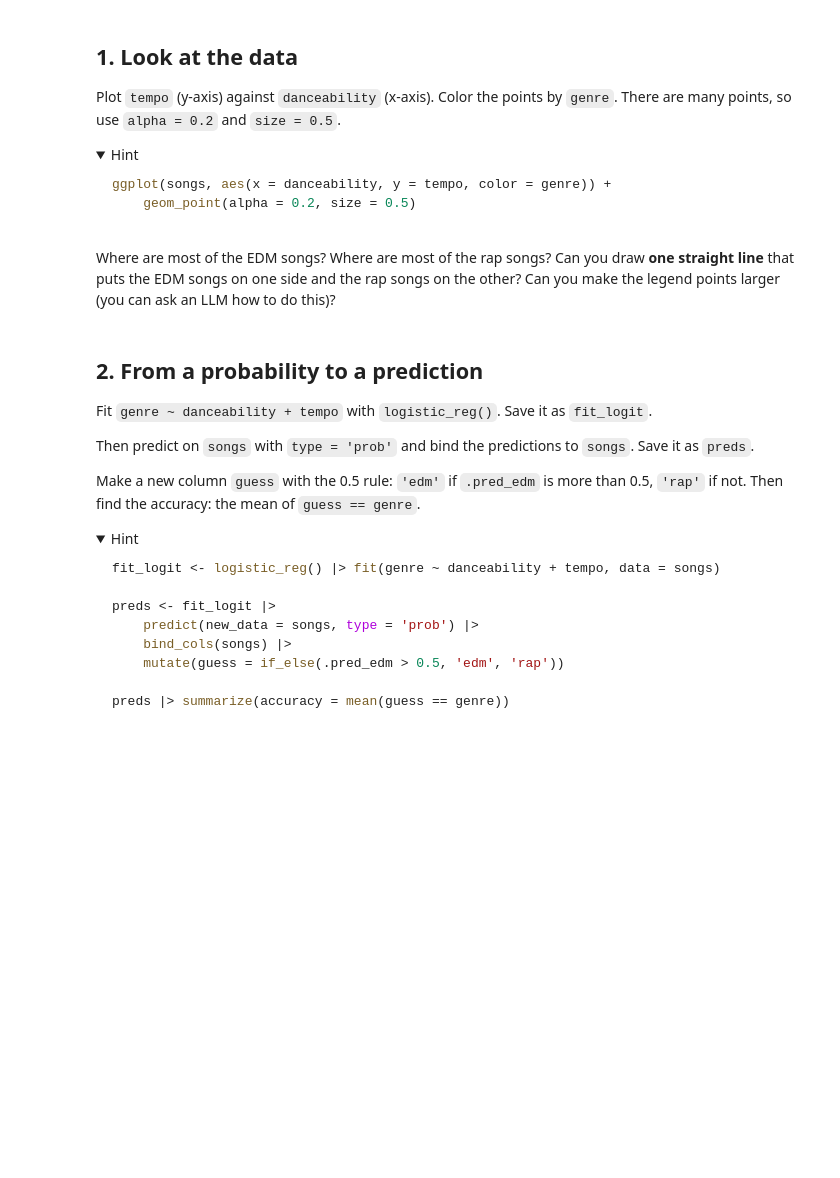
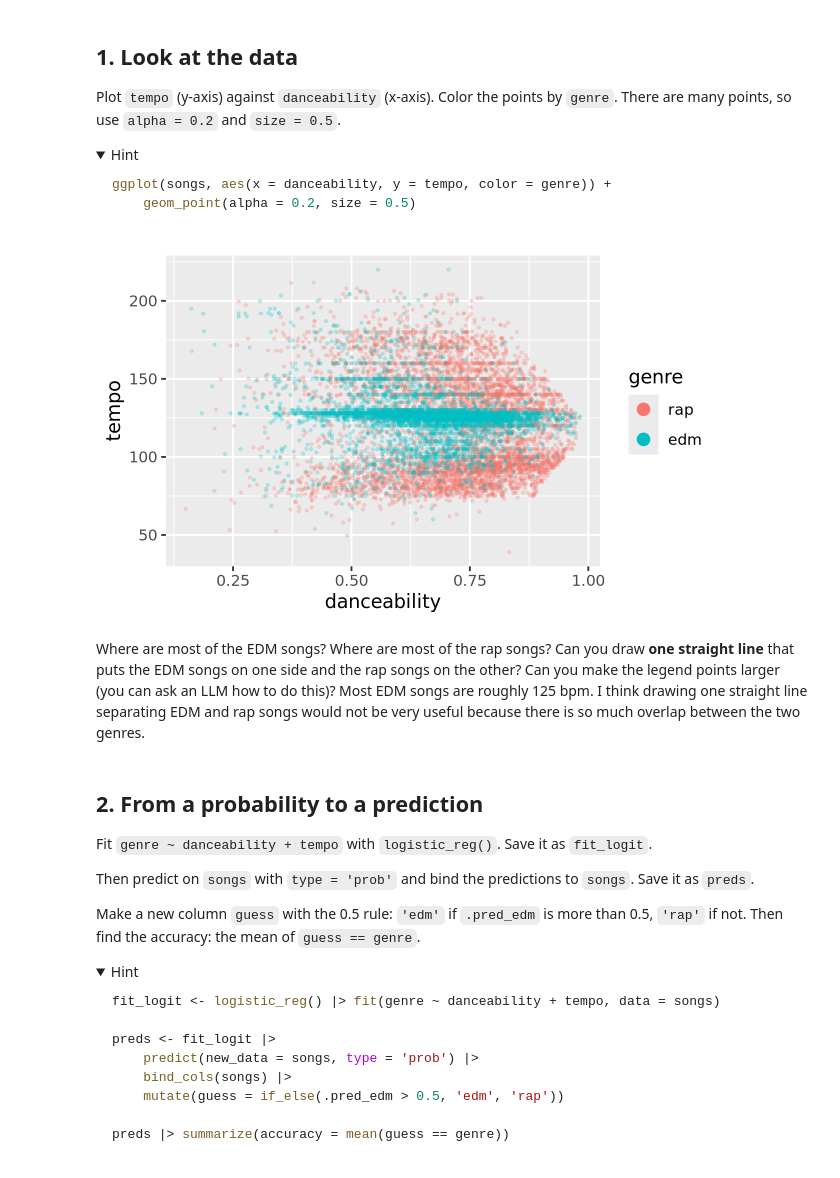
Before and after one commit to eegoettsch/codespace_9.30_512, a Jupyter notebook: exercises/13-spotify-exercise.ipynb, the cells around one changed output. Saved outputs shown, nothing was run; the diff lists cells and outputs as text; code cells hidden in the pictures; folded sections open; blank space fills up the shorter version.

````diff
--- a/exercises/13-spotify-exercise.ipynb
+++ b/exercises/13-spotify-exercise.ipynb
@@ -50,8 +54,14 @@ ggplot(songs, aes(x = danceability, y = tempo, color = genre)) +
 ```
 
 </details>
+# %%
+ggplot(songs, aes(x = danceability, y = tempo, color = genre)) +
+    geom_point(alpha = 0.2, size = 0.5) +
+    guides(color = guide_legend(override.aes = list(size = 3, alpha = 1)))
+# %% [output]
+[figure, added]
 # %% [markdown]
-Where are most of the EDM songs? Where are most of the rap songs? Can you draw **one straight line** that puts the EDM songs on one side and the rap songs on the other? Can you make the legend points larger (you can ask an LLM how to do this)?
+Where are most of the EDM songs? Where are most of the rap songs? Can you draw **one straight line** that puts the EDM songs on one side and the rap songs on the other? Can you make the legend points larger (you can ask an LLM how to do this)? Most EDM songs are roughly 125 bpm. I think drawing one straight line separating EDM and rap songs would not be very useful because there is so much overlap between the two genres.
 # %% [markdown]
 ## 2. From a probability to a prediction
 
````
Also changed, not shown: parts of 5 cells of this notebook, 2 other files.
